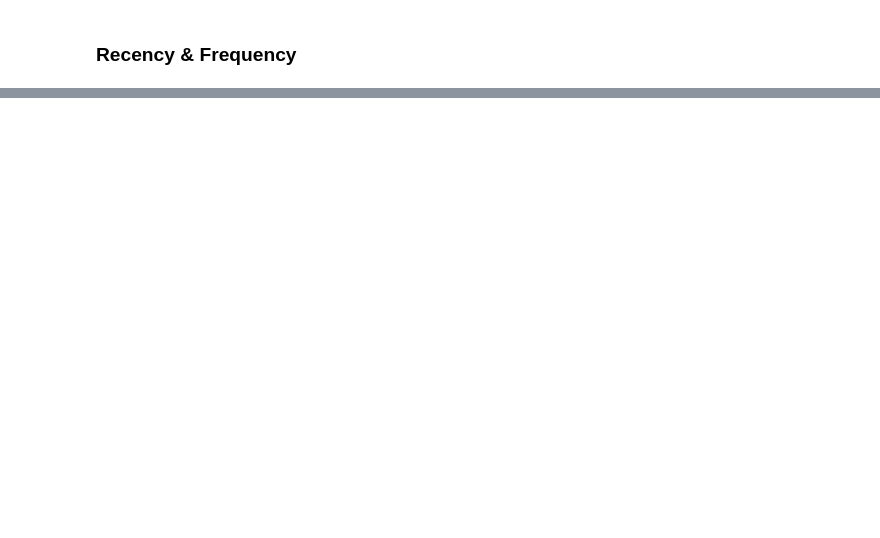
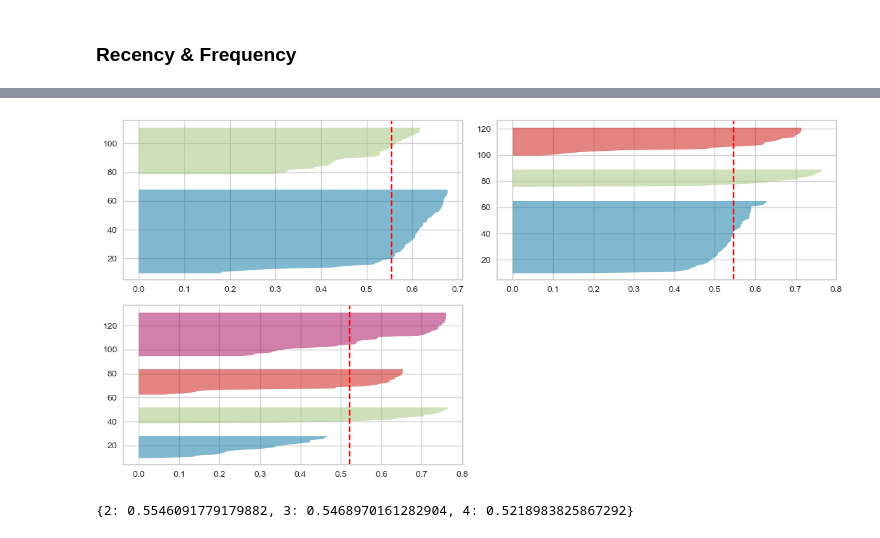
Before and after one commit to brianna-mitri/vehicle-sales-analysis, a Jupyter notebook: analysis/rfm.ipynb, the cells around one changed output, grey strips where cells are left out. Drawn from its saved outputs; the diff is of its cells as text; code cells hidden in the pictures; blank space fills up the shorter version.

```diff
--- a/analysis/rfm.ipynb
+++ b/analysis/rfm.ipynb
@@ -592,2 +672,8 @@ get_elbow_plot(scaled_rfm_df[cols])
 [interactive output not drawn]
+# %%
+# plot silhouette scores
+plot_silhouettes([2,3,4],scaled_rfm_df[cols])
+# %% [output]
+[figure, added]
+{2: 0.5546091779179882, 3: 0.5468970161282904, 4: 0.5218983825867292}
 # %%
```
Also changed, not shown: parts of 20 cells of this notebook.
